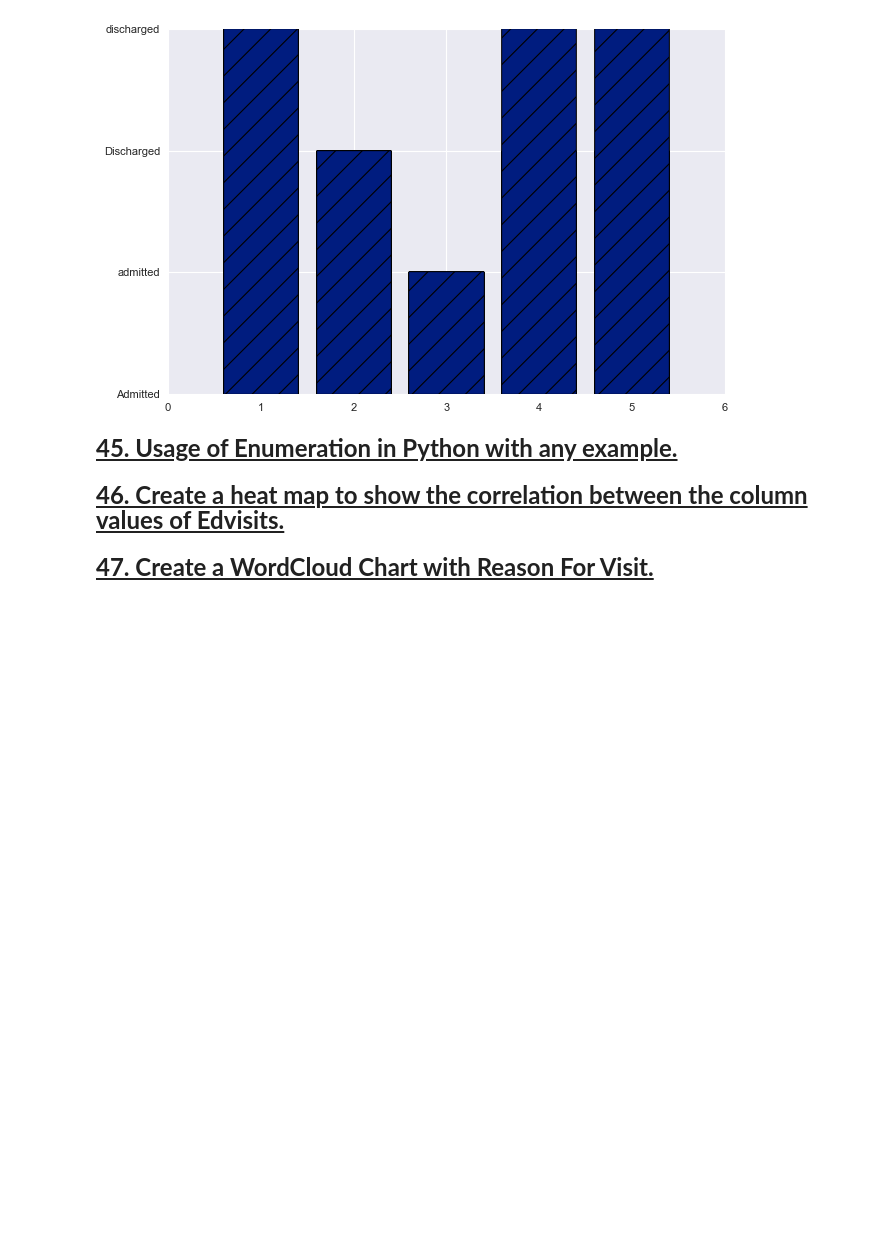
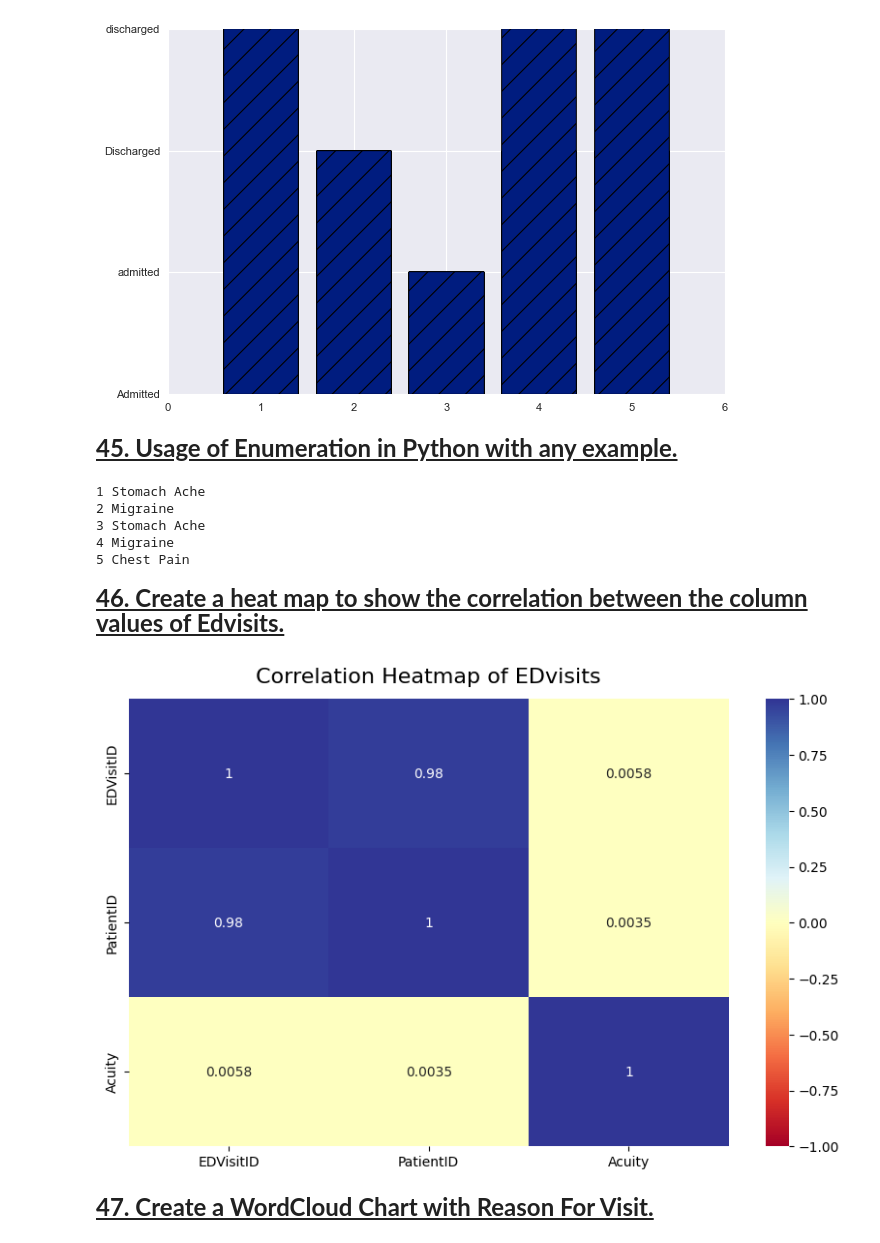
Before and after one commit to JyotsnaSusan/5Py, a Jupyter notebook: 5Py_FinalQuestions.ipynb, the cells around one changed output. Cells and saved outputs as stored; diff of their text form; code cells hidden in the pictures; blank space fills up the shorter version.

```diff
--- a/5Py_FinalQuestions.ipynb
+++ b/5Py_FinalQuestions.ipynb
@@ -486,7 +501,26 @@ plt.show()
 [figure]
 # %% [markdown]
 <font size="5"><b><u>45. Usage of Enumeration in Python with any example.</u></b></font>
+# %%
+test = df_EDunique['ReasonForVisit']
+for i,j in enumerate(test):
+    if i < 5 :
+        i = i+1
+        print(i, j)
+# %% [output]
+1 Stomach Ache
+2 Migraine
+3 Stomach Ache
+4 Migraine
+5 Chest Pain
 # %% [markdown]
 <font size="5"><b><u>46. Create a heat map to show the correlation between the column values of Edvisits.</u></b></font>
+# %%
+plt.figure(figsize=(10, 6))
+heatmap = sns.heatmap(df_EDvisits.corr(numeric_only=True), vmin=-1, vmax=1, annot=True,cmap = "RdYlBu")
+heatmap.set_title('Correlation Heatmap of EDvisits', fontdict={'fontsize':16}, pad=12);
+plt.show()
+# %% [output]
+[figure, added]
 # %% [markdown]
 <font size="5"><b><u>47. Create a WordCloud Chart with Reason For Visit.</u></b></font>
```
Also changed, not shown: parts of 6 cells of this notebook, 4 other files.
